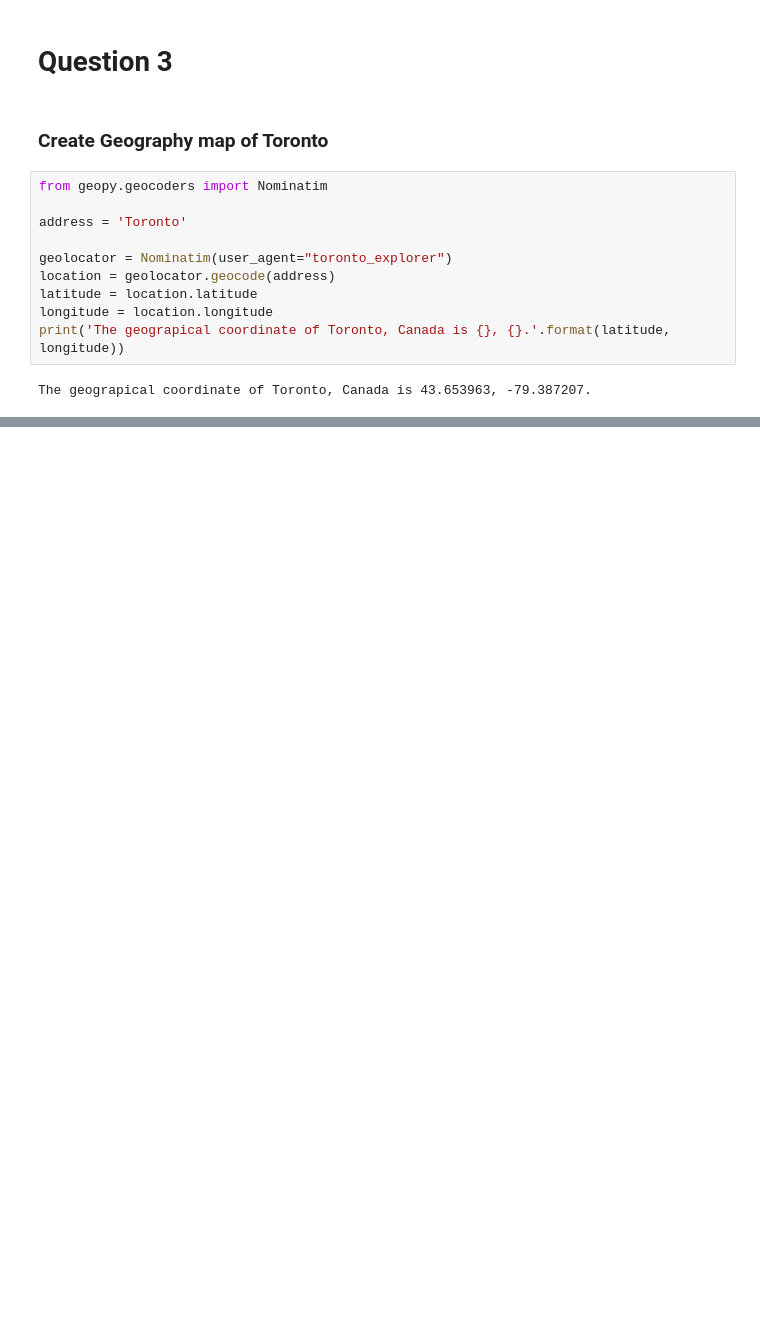
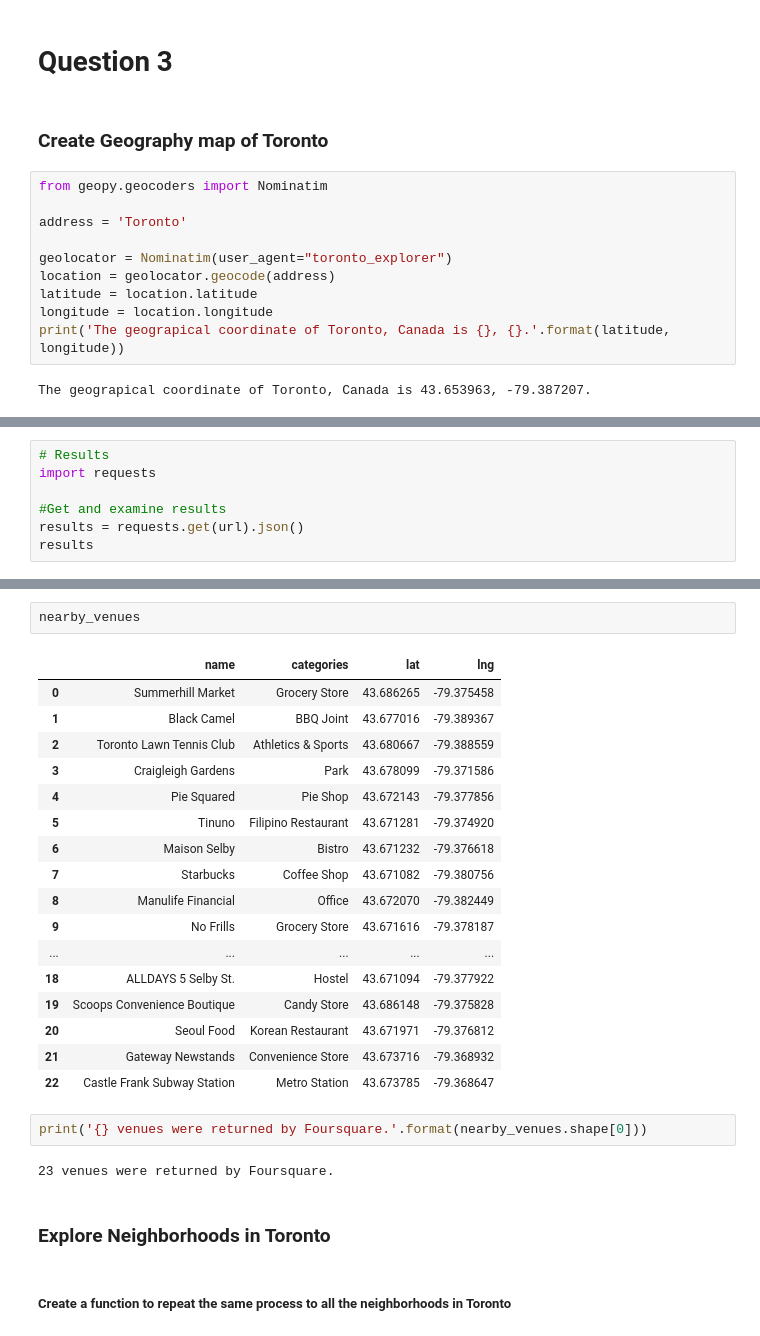
Before and after one commit to dtl331/Coursera, a Jupyter notebook: Segmenting and Clustering Neighborhoods.ipynb, the cells around one changed output, grey strips where cells are left out. Drawn from its saved outputs; the diff is of its cells as text; blank space fills up the shorter version.

```diff
--- a/Segmenting and Clustering Neighborhoods.ipynb
+++ b/Segmenting and Clustering Neighborhoods.ipynb
@@ -163,0 +245,7 @@ map_toronto
+# %%
+# Results
+import requests
+
+#Get and examine results
+results = requests.get(url).json()
+results
@@ -163,0 +308,28 @@ map_toronto
+# %%
+nearby_venues
+# %% [output]
+|  | name | categories | lat | lng |
+| 0 | Summerhill Market | Grocery Store | 43.686265 | -79.375458 |
+| 1 | Black Camel | BBQ Joint | 43.677016 | -79.389367 |
+| 2 | Toronto Lawn Tennis Club | Athletics & Sports | 43.680667 | -79.388559 |
+| 3 | Craigleigh Gardens | Park | 43.678099 | -79.371586 |
+| 4 | Pie Squared | Pie Shop | 43.672143 | -79.377856 |
+| 5 | Tinuno | Filipino Restaurant | 43.671281 | -79.374920 |
+| 6 | Maison Selby | Bistro | 43.671232 | -79.376618 |
+| 7 | Starbucks | Coffee Shop | 43.671082 | -79.380756 |
+| 8 | Manulife Financial | Office | 43.672070 | -79.382449 |
+| 9 | No Frills | Grocery Store | 43.671616 | -79.378187 |
+| ... | ... | ... | ... | ... |
+| 18 | ALLDAYS 5 Selby St. | Hostel | 43.671094 | -79.377922 |
+| 19 | Scoops Convenience Boutique | Candy Store | 43.686148 | -79.375828 |
+| 20 | Seoul Food | Korean Restaurant | 43.671971 | -79.376812 |
+| 21 | Gateway Newstands | Convenience Store | 43.673716 | -79.368932 |
+| 22 | Castle Frank Subway Station | Metro Station | 43.673785 | -79.368647 |
+# %%
+print('{} venues were returned by Foursquare.'.format(nearby_venues.shape[0]))
+# %% [output]
+23 venues were returned by Foursquare.
+# %% [markdown]
+### Explore Neighborhoods in Toronto
+# %% [markdown]
+##### Create a function to repeat the same process to all the neighborhoods in Toronto
```
Also changed, not shown: parts of 47 cells of this notebook.
